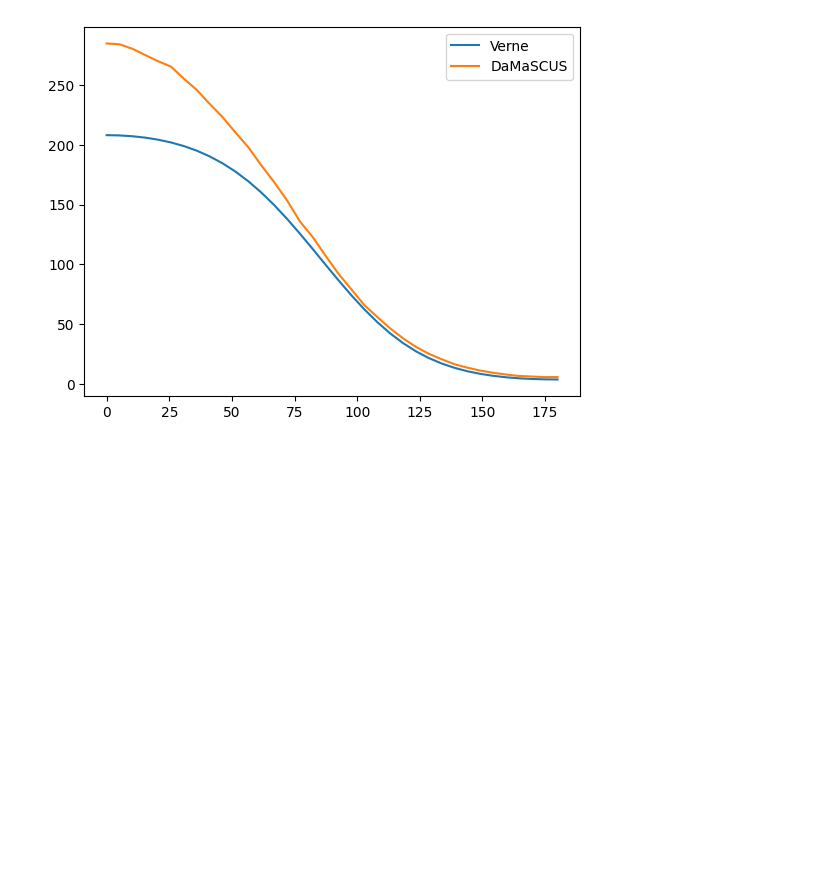
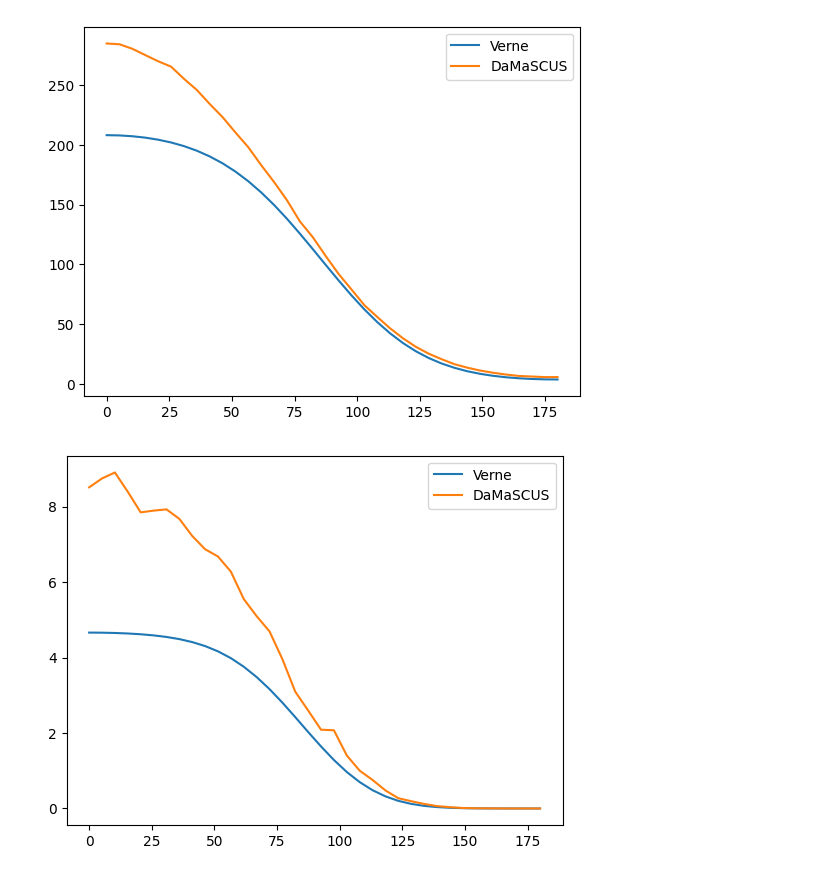
Before and after one commit to ande8412/DarkMatterRates, a Jupyter notebook: modulation_study/modulation_rates_generating.ipynb, the cells around one changed output. Saved outputs shown, nothing was run; the diff lists cells and outputs as text; code cells hidden in the pictures; blank space fills up the shorter version.

```diff
--- a/modulation_study/modulation_rates_generating.ipynb
+++ b/modulation_study/modulation_rates_generating.ipynb
@@ -21,3 +21,22 @@ plt.close()
 Using form factor calculated from file: /Users/ansh/Local/SENSEI/DarkMatterRates/modulation_study/../DMeRates/../QCDark/results/Si_final.hdf5
 Using form factor calculated from file: /Users/ansh/Local/SENSEI/DarkMatterRates/modulation_study/../DMeRates/../QCDark/results/Si_final.hdf5
 [figure]
+# %%
+test_mX = 10. #MeV
+test_cs = 1e-34
+FDMn = 0
+ne = 1
+useQCDark = True
+i_v,r_v = get_modulated_rates('Xe',test_mX,test_cs,FDMn,ne,useVerne=True,useQCDark=useQCDark)
+
+i_d,r_d = get_modulated_rates('Xe',test_mX,test_cs,FDMn,ne,useVerne=False,useQCDark=useQCDark)
+
+import matplotlib.pyplot as plt
+
+plt.plot(i_v,r_v,label='Verne')
+plt.plot(i_d,r_d,label='DaMaSCUS')
+plt.legend()
+plt.show()
+plt.close()
+# %% [output]
+[figure, added]
```
Also changed, not shown: parts of 9 cells of this notebook, 20 other files.
